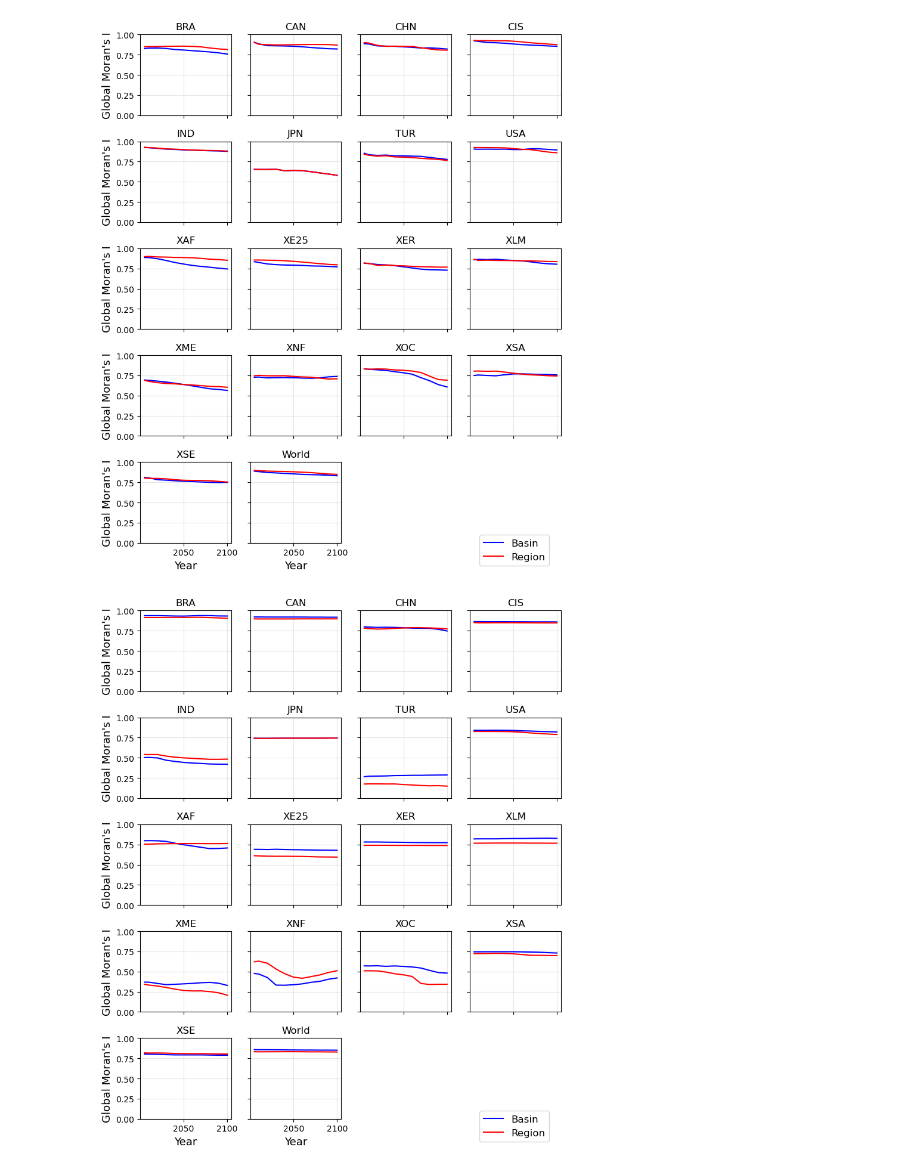
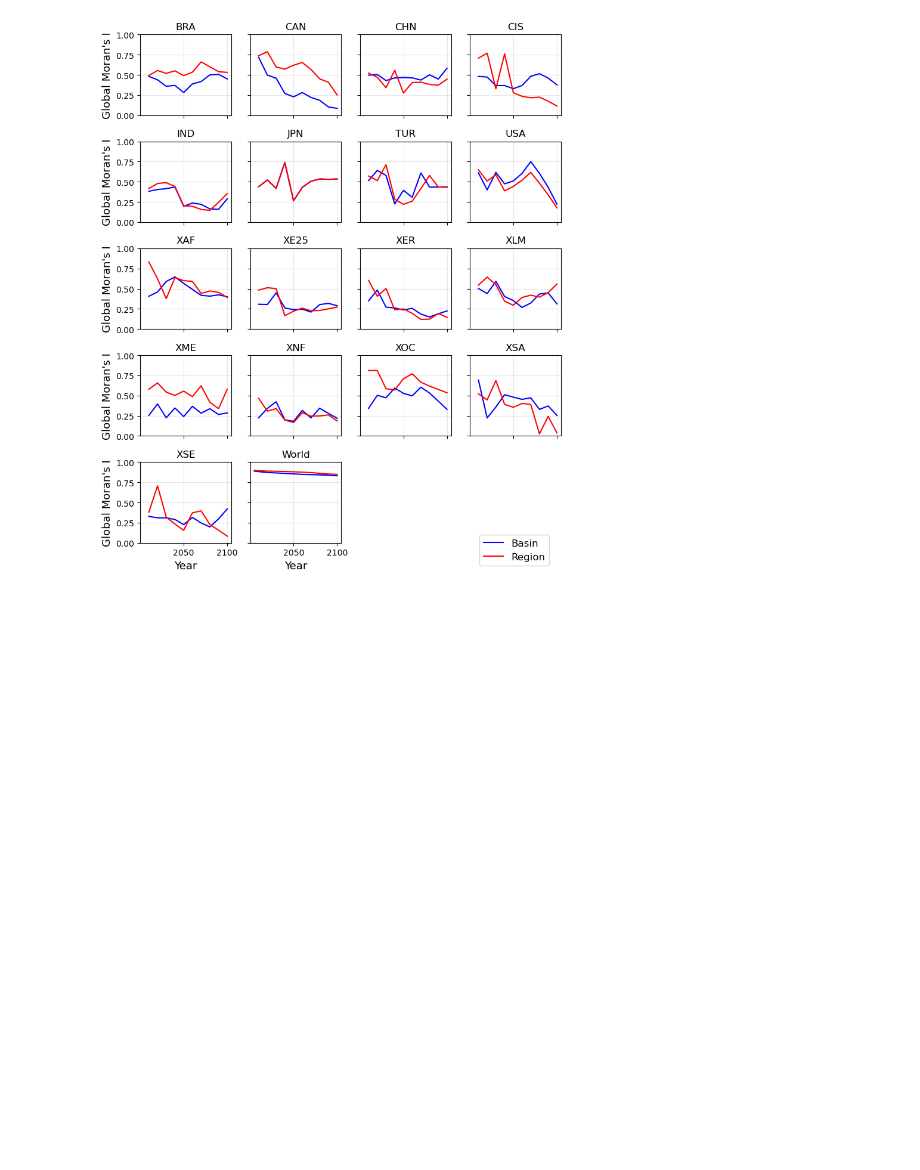
Before and after one commit to Midddleman/univ-lab, a Jupyter notebook: original/PY/plot/region_moran_plot.ipynb, the cells around one changed output. Cells and saved outputs as stored; diff of their text form; code cells hidden in the pictures; blank space fills up the shorter version.

Commit message:
path change for calc interannual diff moran

```diff
--- a/original/PY/plot/region_moran_plot.ipynb
+++ b/original/PY/plot/region_moran_plot.ipynb
@@ -22,9 +22,11 @@ def convert_long(df, mode,name):
     return df_long
 # %%
 def main(name):
-    df_basin  = pd.read_csv(f"../../CSV/moran/basin_{name}_moran_3f.csv")
-    df_region = pd.read_csv(f"../../CSV/moran/region_{name}_moran_3f.csv")
+    # df_basin  = pd.read_csv(f"../../CSV/moran/basin_{name}_moran_3f.csv")
+    # df_region = pd.read_csv(f"../../CSV/moran/region_{name}_moran_3f.csv")
     df_world  = pd.read_csv("../../CSV/moran/world_moran_3f.csv")
+    df_basin  = pd.read_csv(f"../../CSV/moran/basin_{name}_moran_interannual_diff.csv")
+    df_region = pd.read_csv(f"../../CSV/moran/region_{name}_moran_interannual_diff.csv")
 
     regions = extract_regions(df_basin, f"_basin_{name}")
 
@@ -108,15 +110,15 @@ def main(name):
 
     plt.tight_layout(rect=[0, 0.05, 1, 1])
     plt.savefig(
-        f"../../plot/moran/17regions_plus_world_{name}_moran.png",
+        f"../../plot/moran/splitregions_17regions_plus_world_{name}_moran_interannual_diff.png",
         dpi=600,
         bbox_inches="tight"
     )
     plt.show()
 # %%
 names=["agri","forest","grassland"]
+names=["agri"]
 for name in names:
     main(name)
 # %% [output]
-[figure, old version]
+[figure, new version]
-[figure, removed]
```
Also changed, not shown: parts of 1 cell of this notebook.
